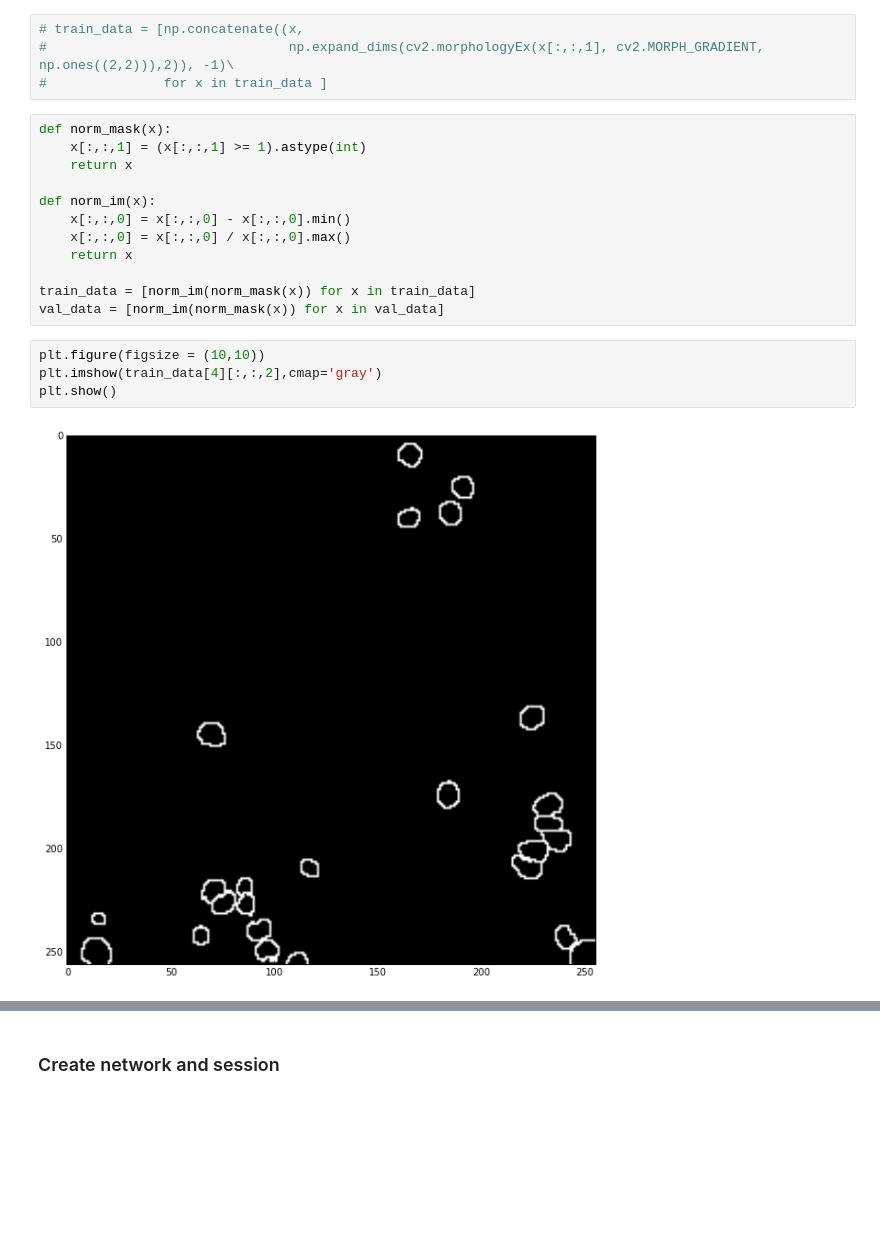
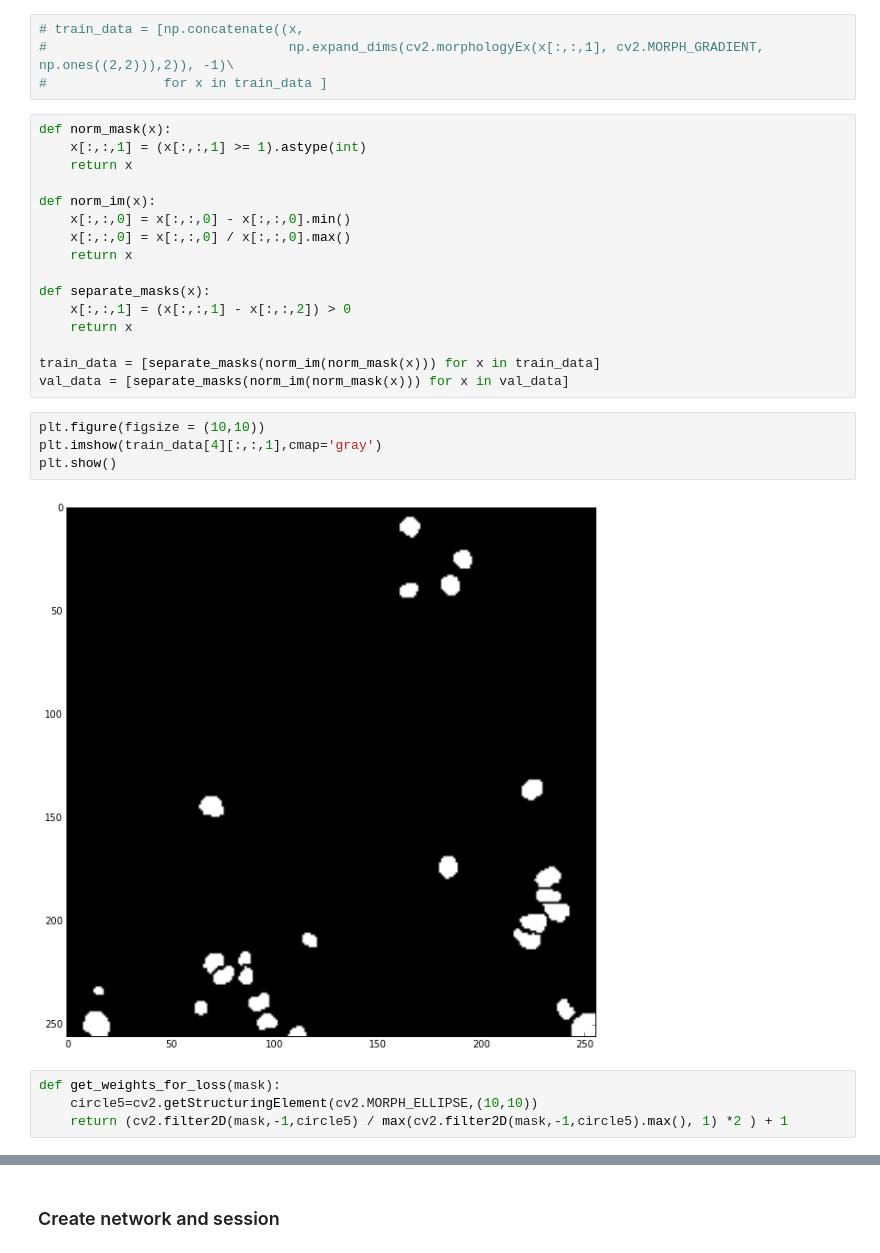
Before and after one commit to rykachevskiy/ds_bowl_2018, a Jupyter notebook: notebooks/Unet_ver2.ipynb, the cells around one changed output, grey strips where cells are left out. Cells and saved outputs as stored; diff of their text form; blank space fills up the shorter version.

```diff
--- a/notebooks/Unet_ver2.ipynb
+++ b/notebooks/Unet_ver2.ipynb
@@ -56,11 +63,19 @@ def norm_im(x):
     x[:,:,0] = x[:,:,0] / x[:,:,0].max()
     return x
 
-train_data = [norm_im(norm_mask(x)) for x in train_data]
-val_data = [norm_im(norm_mask(x)) for x in val_data]
+def separate_masks(x):
+    x[:,:,1] = (x[:,:,1] - x[:,:,2]) > 0
+    return x
+
+train_data = [separate_masks(norm_im(norm_mask(x))) for x in train_data]
+val_data = [separate_masks(norm_im(norm_mask(x))) for x in val_data]
 # %%
 plt.figure(figsize = (10,10))
-plt.imshow(train_data[4][:,:,2],cmap='gray')
+plt.imshow(train_data[4][:,:,1],cmap='gray')
 plt.show()
 # %% [output]
-[figure, old version]
+[figure, new version]
+# %%
+def get_weights_for_loss(mask):
+    circle5=cv2.getStructuringElement(cv2.MORPH_ELLIPSE,(10,10))
+    return (cv2.filter2D(mask,-1,circle5) / max(cv2.filter2D(mask,-1,circle5).max(), 1) *2 ) + 1
```
Also changed, not shown: parts of 73 cells of this notebook, 1 other file.
